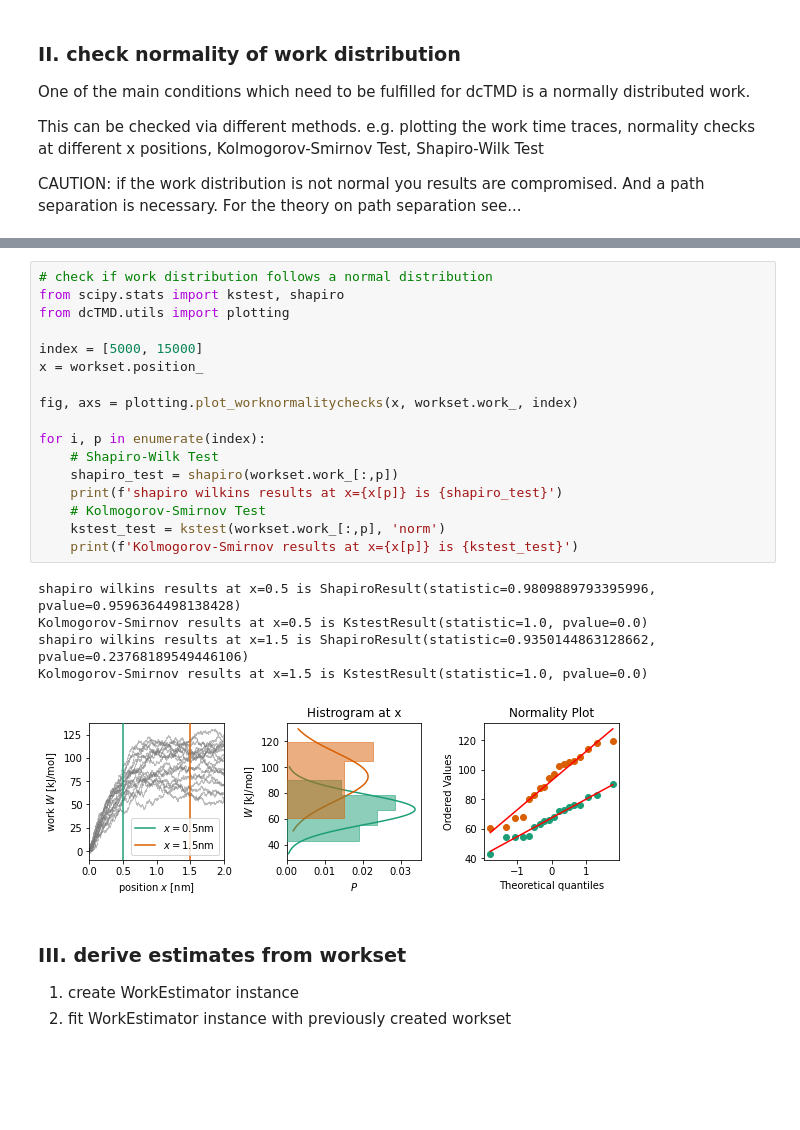
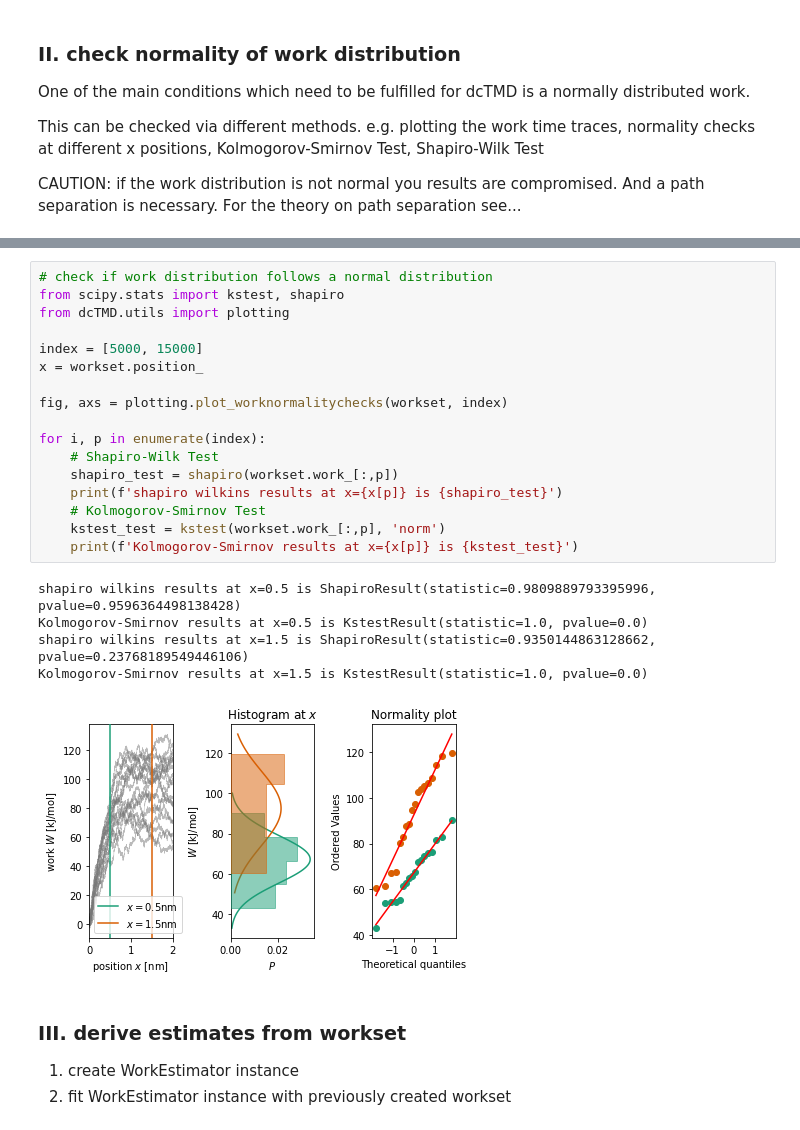
Before and after one commit to moldyn/dcTMD, a Jupyter notebook: docs/tutorials/work.ipynb, the cells around one changed output, grey strips where cells are left out. Saved outputs shown, nothing was run; the diff lists cells and outputs as text; blank space fills up the shorter version.

```diff
--- a/docs/tutorials/work.ipynb
+++ b/docs/tutorials/work.ipynb
@@ -127,26 +127,26 @@ plt.show()
 # %%
 # check if work distribution follows a normal distribution
 from scipy.stats import kstest, shapiro
 from dcTMD.utils import plotting
 
 index = [5000, 15000]
 x = workset.position_
 
-fig, axs = plotting.plot_worknormalitychecks(x, workset.work_, index)
+fig, axs = plotting.plot_worknormalitychecks(workset, index)
 
 for i, p in enumerate(index):
     # Shapiro-Wilk Test
     shapiro_test = shapiro(workset.work_[:,p])
     print(f'shapiro wilkins results at x={x[p]} is {shapiro_test}')
     # Kolmogorov-Smirnov Test
     kstest_test = kstest(workset.work_[:,p], 'norm')
     print(f'Kolmogorov-Smirnov results at x={x[p]} is {kstest_test}')
 # %% [output]
 shapiro wilkins results at x=0.5 is ShapiroResult(statistic=0.9809889793395996, pvalue=0.9596364498138428)
 Kolmogorov-Smirnov results at x=0.5 is KstestResult(statistic=1.0, pvalue=0.0)
 shapiro wilkins results at x=1.5 is ShapiroResult(statistic=0.9350144863128662, pvalue=0.23768189549446106)
 Kolmogorov-Smirnov results at x=1.5 is KstestResult(statistic=1.0, pvalue=0.0)
-[figure, old version]
+[figure, new version]
 # %% [markdown]
 ### III. derive estimates from workset
 
```
Also changed, not shown: parts of 5 cells of this notebook, 1 other file.
